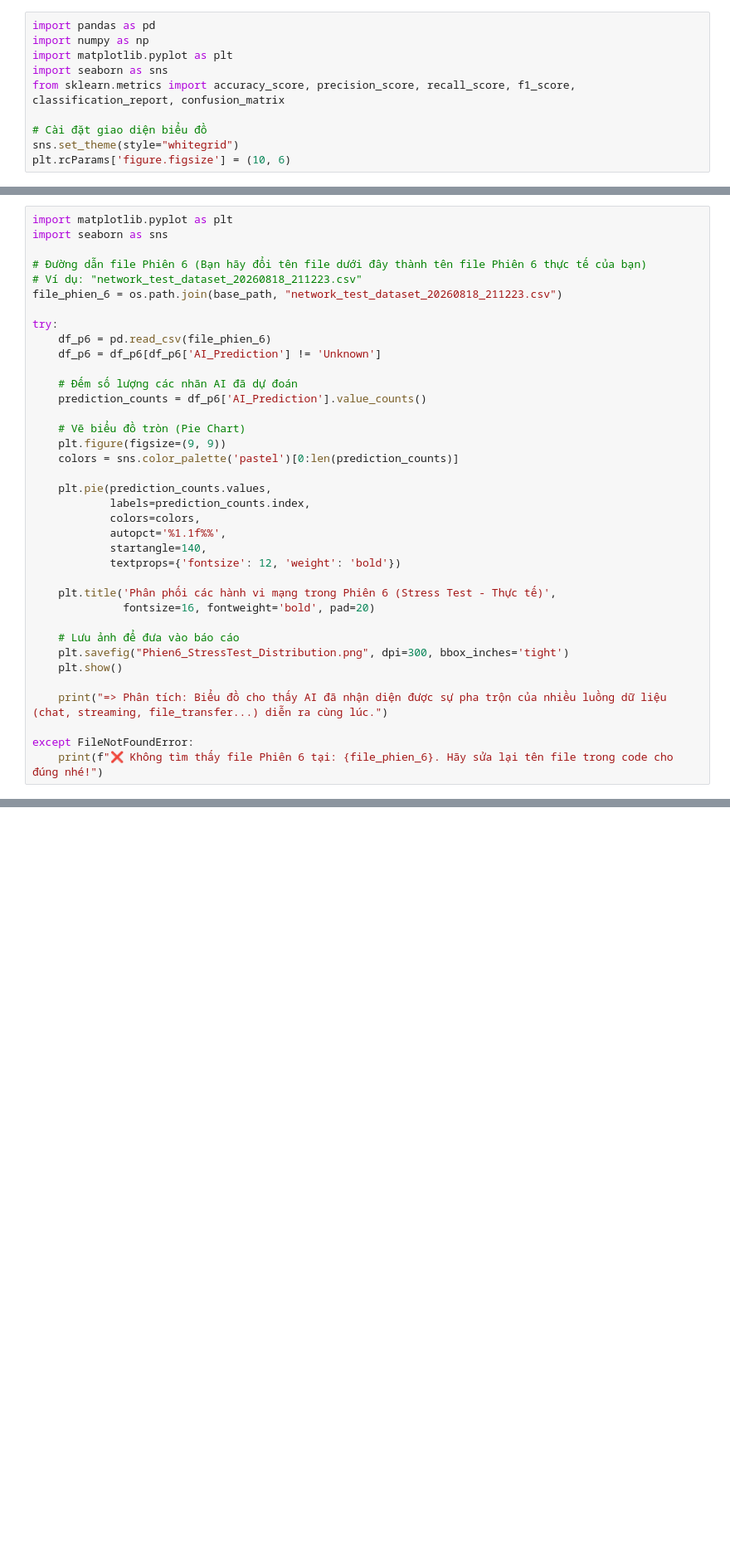
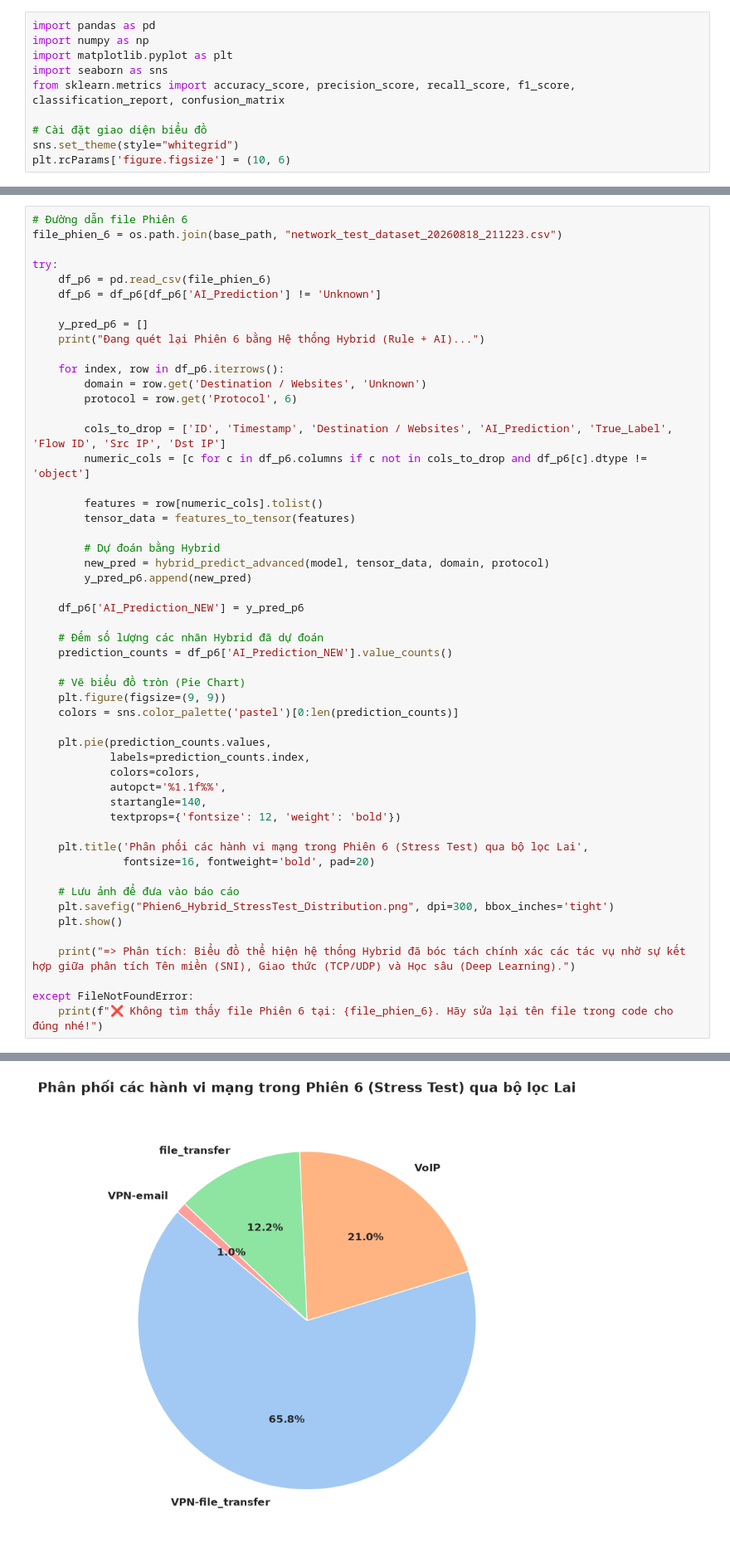
Before and after one commit to Daniel-DangNam/Network-Monitoring, a Jupyter notebook: network_agent/Evaluate_Model.ipynb, the cells around one changed output, grey strips where cells are left out. Shown at 83% size. Cells and saved outputs as stored; diff of their text form; blank space fills up the shorter version.

```diff
--- a/network_agent/Evaluate_Model.ipynb
+++ b/network_agent/Evaluate_Model.ipynb
@@ -106,17 +233,32 @@ plt.show()
 # %%
-import matplotlib.pyplot as plt
-import seaborn as sns
-
-# Đường dẫn file Phiên 6 (Bạn hãy đổi tên file dưới đây thành tên file Phiên 6 thực tế của bạn)
-# Ví dụ: "network_test_dataset_20260818_211223.csv"
+# Đường dẫn file Phiên 6
 file_phien_6 = os.path.join(base_path, "network_test_dataset_20260818_211223.csv")
 
 try:
     df_p6 = pd.read_csv(file_phien_6)
     df_p6 = df_p6[df_p6['AI_Prediction'] != 'Unknown']
 
-    # Đếm số lượng các nhãn AI đã dự đoán
-    prediction_counts = df_p6['AI_Prediction'].value_counts()
+    y_pred_p6 = []
+    print("Đang quét lại Phiên 6 bằng Hệ thống Hybrid (Rule + AI)...")
+
+    for index, row in df_p6.iterrows():
+        domain = row.get('Destination / Websites', 'Unknown')
+        protocol = row.get('Protocol', 6)
+
+        cols_to_drop = ['ID', 'Timestamp', 'Destination / Websites', 'AI_Prediction', 'True_Label', 'Flow ID', 'Src IP', 'Dst IP']
+        numeric_cols = [c for c in df_p6.columns if c not in cols_to_drop and df_p6[c].dtype != 'object']
+
+        features = row[numeric_cols].tolist()
+        tensor_data = features_to_tensor(features)
+
+        # Dự đoán bằng Hybrid
+        new_pred = hybrid_predict_advanced(model, tensor_data, domain, protocol)
+        y_pred_p6.append(new_pred)
+
+    df_p6['AI_Prediction_NEW'] = y_pred_p6
+
+    # Đếm số lượng các nhãn Hybrid đã dự đoán
+    prediction_counts = df_p6['AI_Prediction_NEW'].value_counts()
 
     # Vẽ biểu đồ tròn (Pie Chart)
     plt.figure(figsize=(9, 9))
@@ -129,14 +271,15 @@ try:
             startangle=140,
             textprops={'fontsize': 12, 'weight': 'bold'})
 
-    plt.title('Phân phối các hành vi mạng trong Phiên 6 (Stress Test - Thực tế)',
+    plt.title('Phân phối các hành vi mạng trong Phiên 6 (Stress Test) qua bộ lọc Lai',
               fontsize=16, fontweight='bold', pad=20)
 
     # Lưu ảnh để đưa vào báo cáo
-    plt.savefig("Phien6_StressTest_Distribution.png", dpi=300, bbox_inches='tight')
+    plt.savefig("Phien6_Hybrid_StressTest_Distribution.png", dpi=300, bbox_inches='tight')
     plt.show()
 
-    print("=> Phân tích: Biểu đồ cho thấy AI đã nhận diện được sự pha trộn của nhiều luồng dữ liệu (chat, streaming, file_transfer...) diễn ra cùng lúc.")
+    print("=> Phân tích: Biểu đồ thể hiện hệ thống Hybrid đã bóc tách chính xác các tác vụ nhờ sự kết hợp giữa phân tích Tên miền (SNI), Giao thức (TCP/UDP) và Học sâu (Deep Learning).")
 
 except FileNotFoundError:
     print(f"❌ Không tìm thấy file Phiên 6 tại: {file_phien_6}. Hãy sửa lại tên file trong code cho đúng nhé!")
+# %% [output]
@@ -142,0 +287 @@ except FileNotFoundError:
+[figure, added]
```
Also changed, not shown: parts of 4 cells of this notebook, 17 other files.
